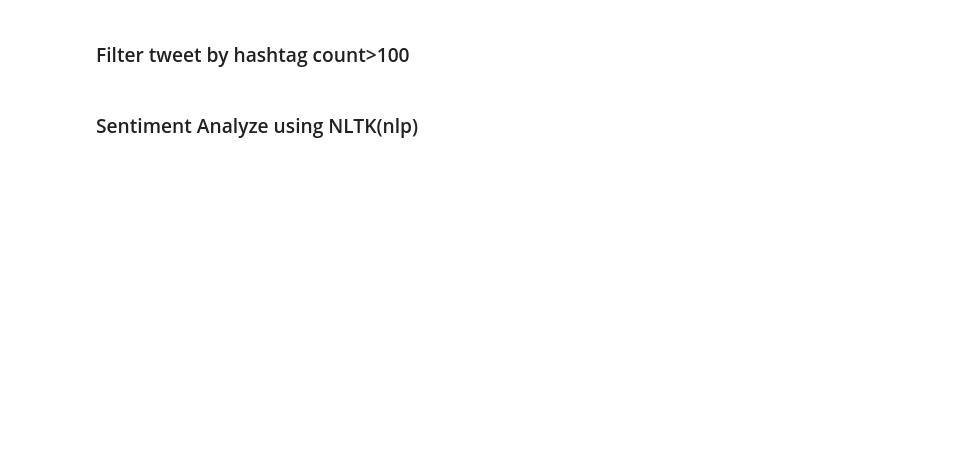
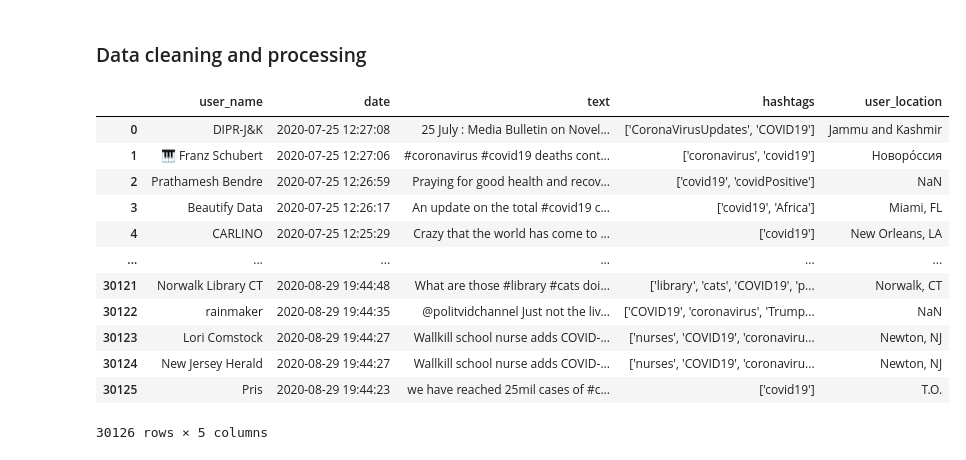
Before and after one commit to minzhih/CMPT353-Project, a Jupyter notebook: CMPT 353 project.ipynb, the cells around one changed output. Drawn from its saved outputs; the diff is of its cells as text; code cells hidden in the pictures; blank space fills up the shorter version.

```diff
--- a/CMPT 353 project.ipynb
+++ b/CMPT 353 project.ipynb
@@ -21,3 +58,3 @@ pd.options.mode.chained_assignment = None
 # %% [markdown]
-### Filter tweet by hashtag count>100
+### Data cleaning and processing
 # %%
@@ -43,4 +85,19 @@ filtered_tweet=tweet_input[tweet_input['hashtags'].notnull()]
 mask = filtered_tweet.hashtags.apply(lambda x: any(item for item in selection if item in x))
 filtered_tweet=filtered_tweet[mask]
 # %%
-data = filtered_tweet[['user_name','date','text','hashtags']]
+data = filtered_tweet[['user_name','date','text','hashtags','user_location']].reset_index(drop=True)
+data
+# %% [output]
+|  | user_name | date | text | hashtags | user_location |
+| 0 | DIPR-J&K | 2020-07-25 12:27:08 | 25 July : Media Bulletin on Novel... | ['CoronaVirusUpdates', 'COVID19'] | Jammu and Kashmir |
+| 1 | 🎹 Franz Schubert | 2020-07-25 12:27:06 | #coronavirus #covid19 deaths cont... | ['coronavirus', 'covid19'] | Новоро́ссия |
+| 2 | Prathamesh Bendre | 2020-07-25 12:26:59 | Praying for good health and recov... | ['covid19', 'covidPositive'] | NaN |
+| 3 | Beautify Data | 2020-07-25 12:26:17 | An update on the total #covid19 c... | ['covid19', 'Africa'] | Miami, FL |
+| 4 | CARLINO | 2020-07-25 12:25:29 | Crazy that the world has come to ... | ['covid19'] | New Orleans, LA |
+| ... | ... | ... | ... | ... | ... |
+| 30121 | Norwalk Library CT | 2020-08-29 19:44:48 | What are those #library #cats doi... | ['library', 'cats', 'COVID19', 'p... | Norwalk, CT |
+| 30122 | rainmaker | 2020-08-29 19:44:35 | @politvidchannel Just not the liv... | ['COVID19', 'coronavirus', 'Trump... | NaN |
+| 30123 | Lori Comstock | 2020-08-29 19:44:27 | Wallkill school nurse adds COVID-... | ['nurses', 'COVID19', 'coronaviru... | Newton, NJ |
+| 30124 | New Jersey Herald | 2020-08-29 19:44:27 | Wallkill school nurse adds COVID-... | ['nurses', 'COVID19', 'coronaviru... | Newton, NJ |
+| 30125 | Pris | 2020-08-29 19:44:23 | we have reached 25mil cases of #c... | ['covid19'] | T.O. |
+30126 rows × 5 columns
@@ -86,2 +135,0 @@ data.loc[:,'text'] =tweet
-# %% [markdown]
-### Sentiment Analyze using NLTK(nlp)
```
Also changed, not shown: parts of 29 cells of this notebook.
